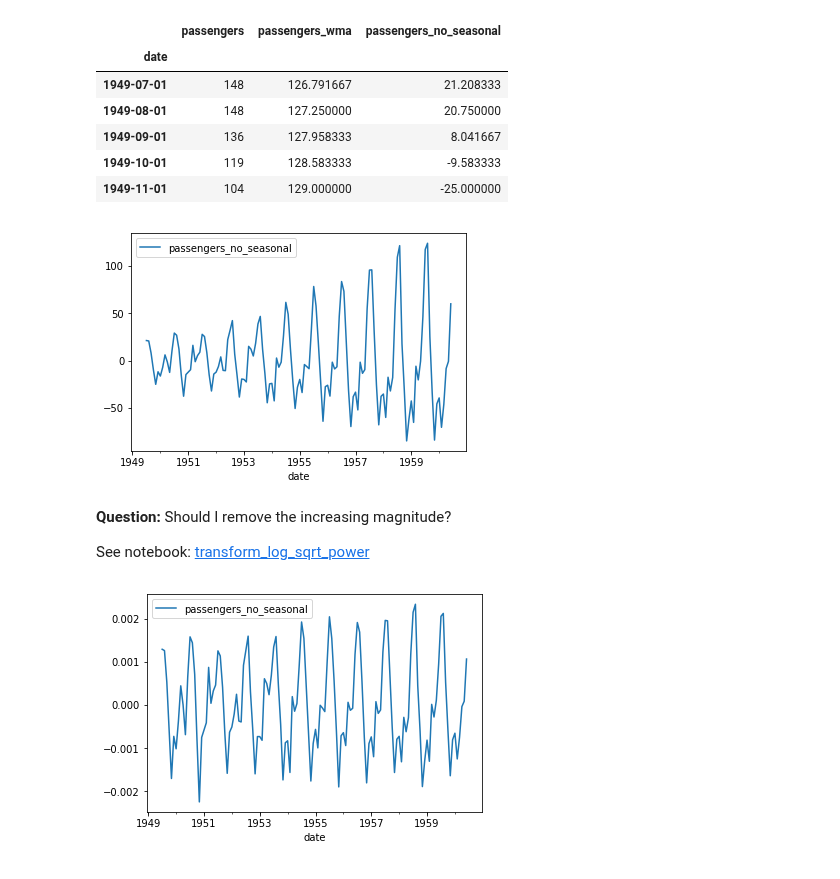
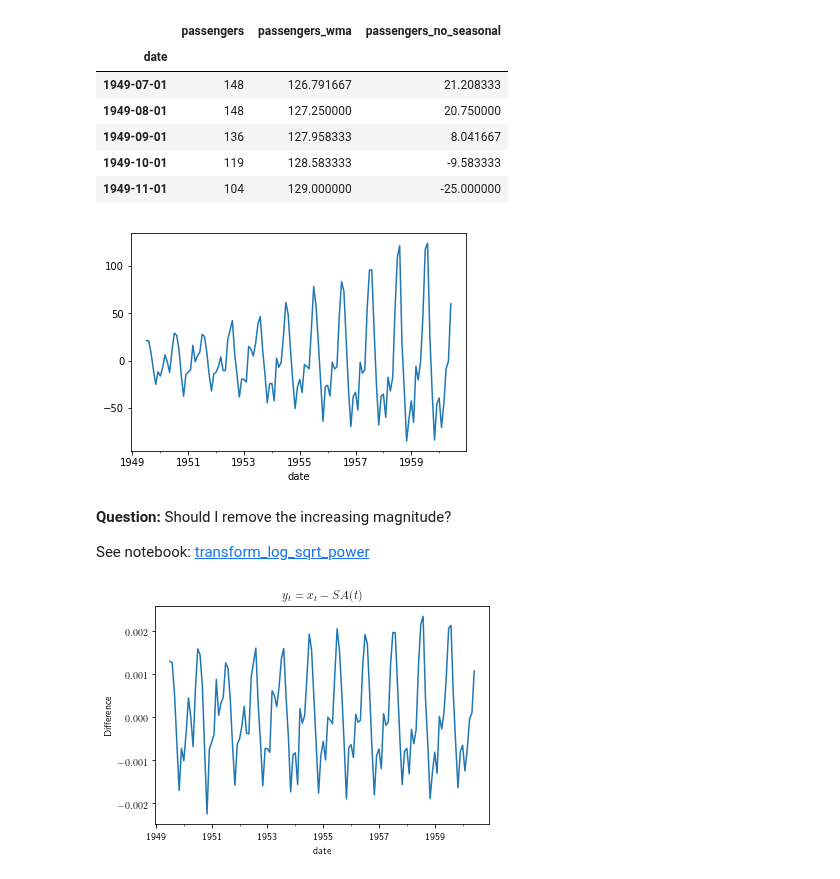
Before and after one commit to snowch-notes/statistics-old, a Jupyter notebook: timeseries/estimating_ts_components.ipynb, the cells around one changed output. Drawn from its saved outputs; the diff is of its cells as text; code cells hidden in the pictures.

```diff
--- a/timeseries/estimating_ts_components.ipynb
+++ b/timeseries/estimating_ts_components.ipynb
@@ -173,9 +173,9 @@ flights.head()
 | 1949-10-01 | 119 | 128.583333 | -9.583333 |
 | 1949-11-01 | 104 | 129.000000 | -25.000000 |
 # %%
-ax = flights['passengers_no_seasonal'].plot(legend=True)
+ax = flights['passengers_no_seasonal'].plot(legend=False)
 # %% [output]
-[figure, old version]
+[figure, new version]
 # %% [markdown]
 **Question:** Should I remove the increasing magnitude?
 
@@ -183,18 +183,20 @@ See notebook: [transform_log_sqrt_power](./transform_log_sqrt_power.ipynb)
 # %%
 flights = get_flights()
 
 # Power transform
 flights['passengers_pwr'] = np.power(flights['passengers'], 1.0/128.0)
 
 flights['passengers_wma'] = flights['passengers_pwr'].rolling(
                                             window=13, center=True
                                         ).apply(
                                             lambda a: weighted_mean(a), raw=False
                                         )
 flights = flights[ ~ np.isnan(flights['passengers_wma']) ]
 
 flights['passengers_no_seasonal'] = flights['passengers_pwr'] - flights['passengers_wma']
 
-ax = flights['passengers_no_seasonal'].plot(legend=True)
+plt.rc('text', usetex=True)
+flights['passengers_no_seasonal'].plot(legend=False, title=r'$y_t = x_t - SA(t)$')
+_ = plt.ylabel('Difference')
 # %% [output]
-[figure, old version]
+[figure, new version]
```
Also changed, not shown: parts of 10 cells of this notebook.
